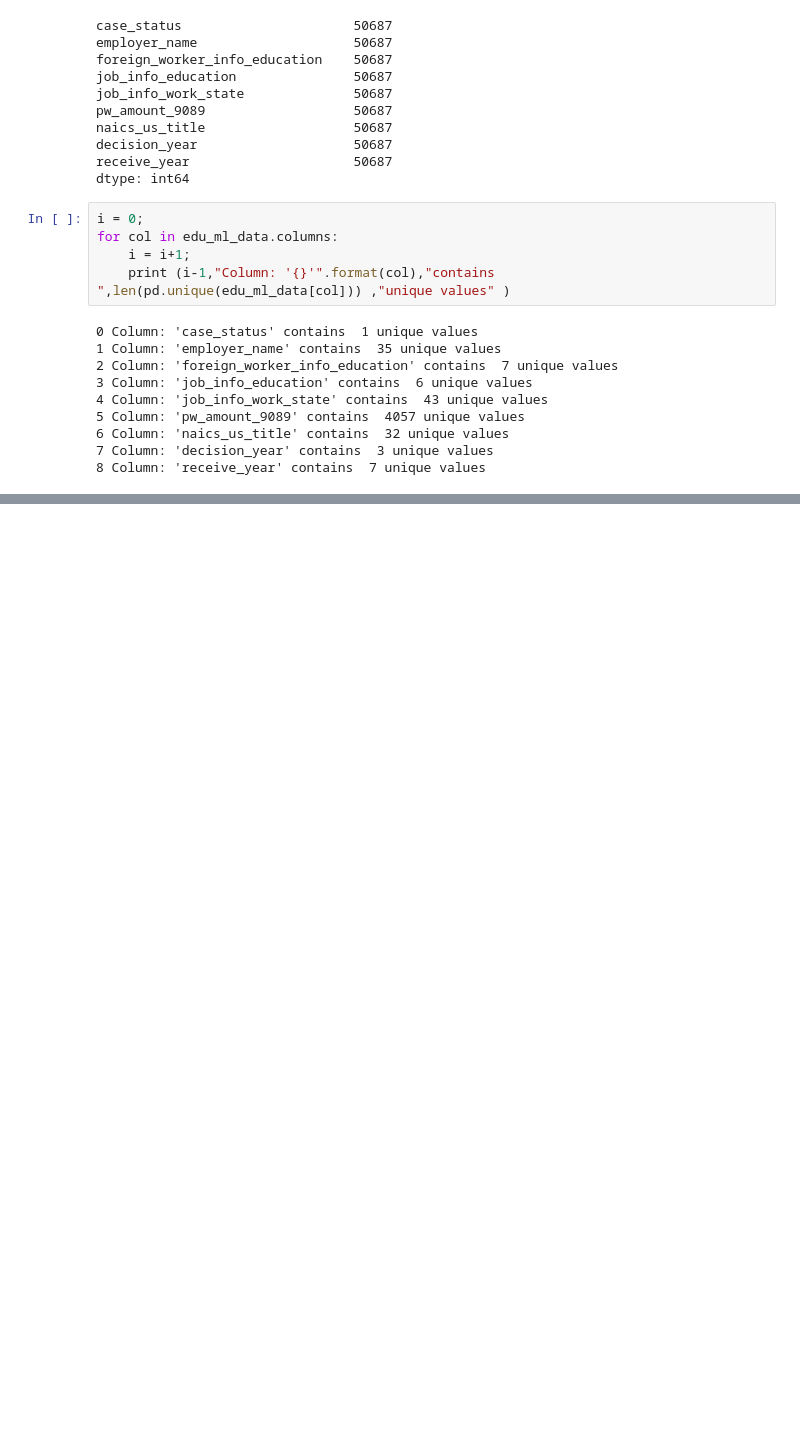
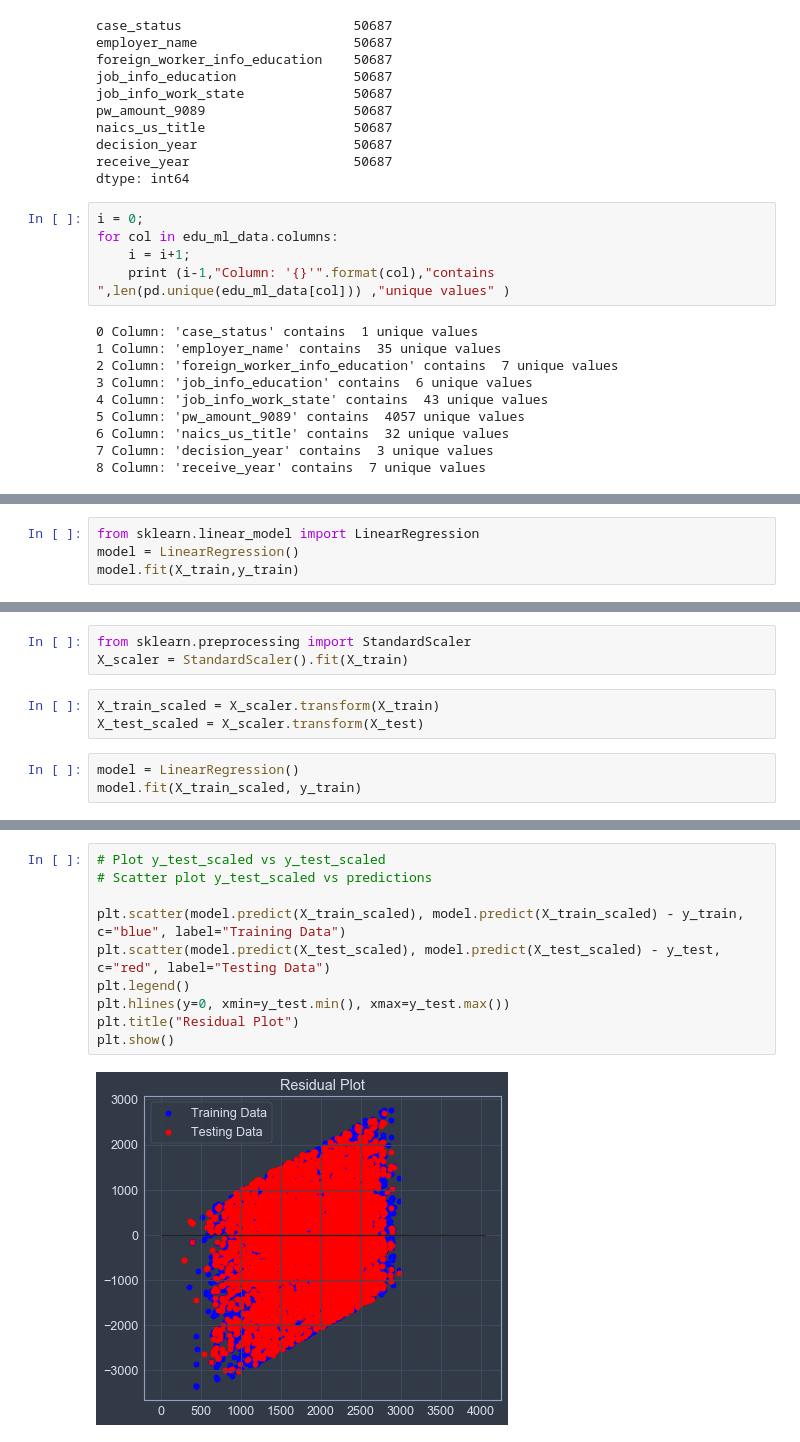
Before and after one commit to Armin-1337/US-Perm-Visa-webpage, a Jupyter notebook: ipynb scrape code/Final_project.ipynb, the cells around one changed output, grey strips where cells are left out. Saved outputs shown, nothing was run; the diff lists cells and outputs as text; blank space fills up the shorter version.

```diff
--- a/ipynb scrape code/Final_project.ipynb
+++ b/ipynb scrape code/Final_project.ipynb
@@ -1551,0 +1584,4 @@ print("The shape of y is: {}".format(y.shape))
+# %%
+from sklearn.linear_model import LinearRegression
+model = LinearRegression()
+model.fit(X_train,y_train)
@@ -1551,0 +1607,9 @@ print("The shape of y is: {}".format(y.shape))
+# %%
+from sklearn.preprocessing import StandardScaler
+X_scaler = StandardScaler().fit(X_train)
+# %%
+X_train_scaled = X_scaler.transform(X_train)
+X_test_scaled = X_scaler.transform(X_test)
+# %%
+model = LinearRegression()
+model.fit(X_train_scaled, y_train)
@@ -1551,0 +1627,12 @@ print("The shape of y is: {}".format(y.shape))
+# %%
+# Plot y_test_scaled vs y_test_scaled
+# Scatter plot y_test_scaled vs predictions
+
+plt.scatter(model.predict(X_train_scaled), model.predict(X_train_scaled) - y_train, c="blue", label="Training Data")
+plt.scatter(model.predict(X_test_scaled), model.predict(X_test_scaled) - y_test, c="red", label="Testing Data")
+plt.legend()
+plt.hlines(y=0, xmin=y_test.min(), xmax=y_test.max())
+plt.title("Residual Plot")
+plt.show()
+# %% [output]
+[figure, added]
```
Also changed, not shown: parts of 33 cells of this notebook.
